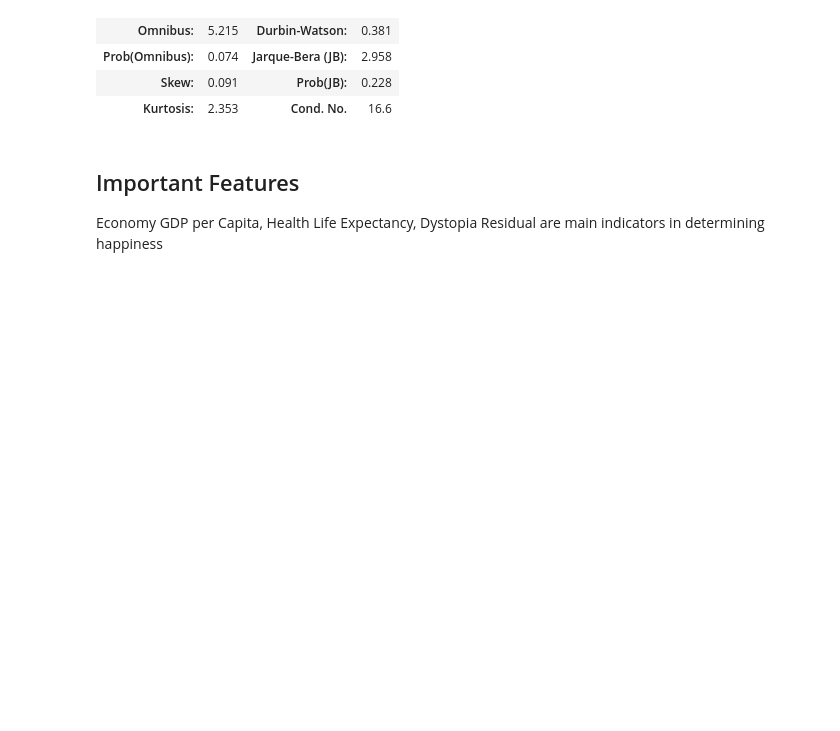
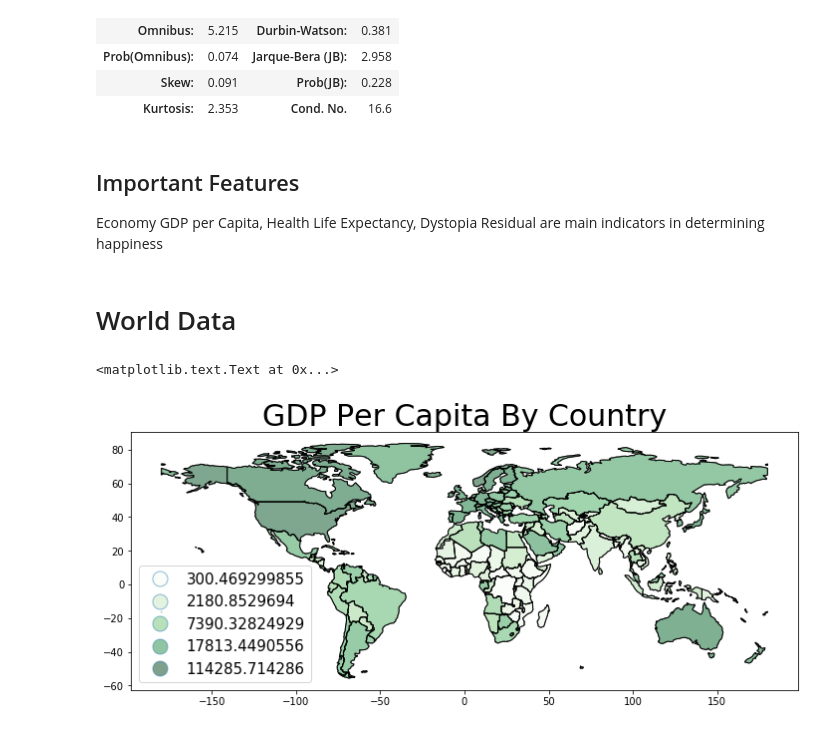
Before and after one commit to uwblueprint/blueprint_intro_to_data_science, a Jupyter notebook: Intro to Data Science by Blueprint.ipynb, the cells around one changed output. Drawn from its saved outputs; the diff is of its cells as text; code cells hidden in the pictures; blank space fills up the shorter version.

Commit message:
Finalized visualizations

```diff
--- a/Intro to Data Science by Blueprint.ipynb
+++ b/Intro to Data Science by Blueprint.ipynb
@@ -1,12 +1,42 @@
 # %% [markdown]
 <h1>Intro to Data Science by Blueprint</h1>
 # %%
+# Show plots in this notebook
+%matplotlib inline
+
 import warnings
 warnings.filterwarnings('ignore')
 
+import itertools
 import matplotlib.pyplot as plt
 import numpy as np # linear algebra
 import pandas as pd # data processing, CSV file I/O (e.g. pd.read_csv)
 import statsmodels.api as sm # statsmodels for linear regression
+import geopandas as gpd # data processing with geospatial data
 
 from sklearn import preprocessing # data preprocessing
+
+# Setting plot parameters
+from pylab import rcParams
+params = {
+    'figure.figsize': (12, 8),
+    'legend.fontsize': 15
+}
+rcParams.update(params)
+
+# Hide code
+from IPython.display import HTML
+
+HTML('''<script>
+code_show=true;
+function code_toggle() {
+ if (code_show){
+ $('div.input').hide();
+ } else {
+ $('div.input').show();
+ }
+ code_show = !code_show
+}
+$( document ).ready(code_toggle);
+</script>
+<form action="javascript:code_toggle()"><input type="submit" value="Click here to toggle on/off the raw code."></form>''')
@@ -58,3 +90,5 @@ OLS Regression Results
 <h2>Important Features</h2>
 
 Economy GDP per Capita, Health Life Expectancy, Dystopia Residual are main indicators in determining happiness
+# %% [markdown]
+<h1>World Data</h1>
@@ -60,0 +230,10 @@ Economy GDP per Capita, Health Life Expectancy, Dystopia Residual are main indic
+# %%
+world = gpd.read_file(gpd.datasets.get_path('naturalearth_lowres'))
+world = world[(world.pop_est>0) & (world.name!="Antarctica")]
+# %%
+world['gdp_per_cap'] = world.gdp_md_est / world.pop_est * 10 ** 6
+plot_dataframe(world, column='gdp_per_cap', k=3, colormap='Greens', legend=True)
+plt.title('GDP Per Capita By Country', fontsize=30)
+# %% [output]
+<matplotlib.text.Text at 0x...>
+[figure, added]
```
Also changed, not shown: parts of 11 cells of this notebook, 1 other file.
